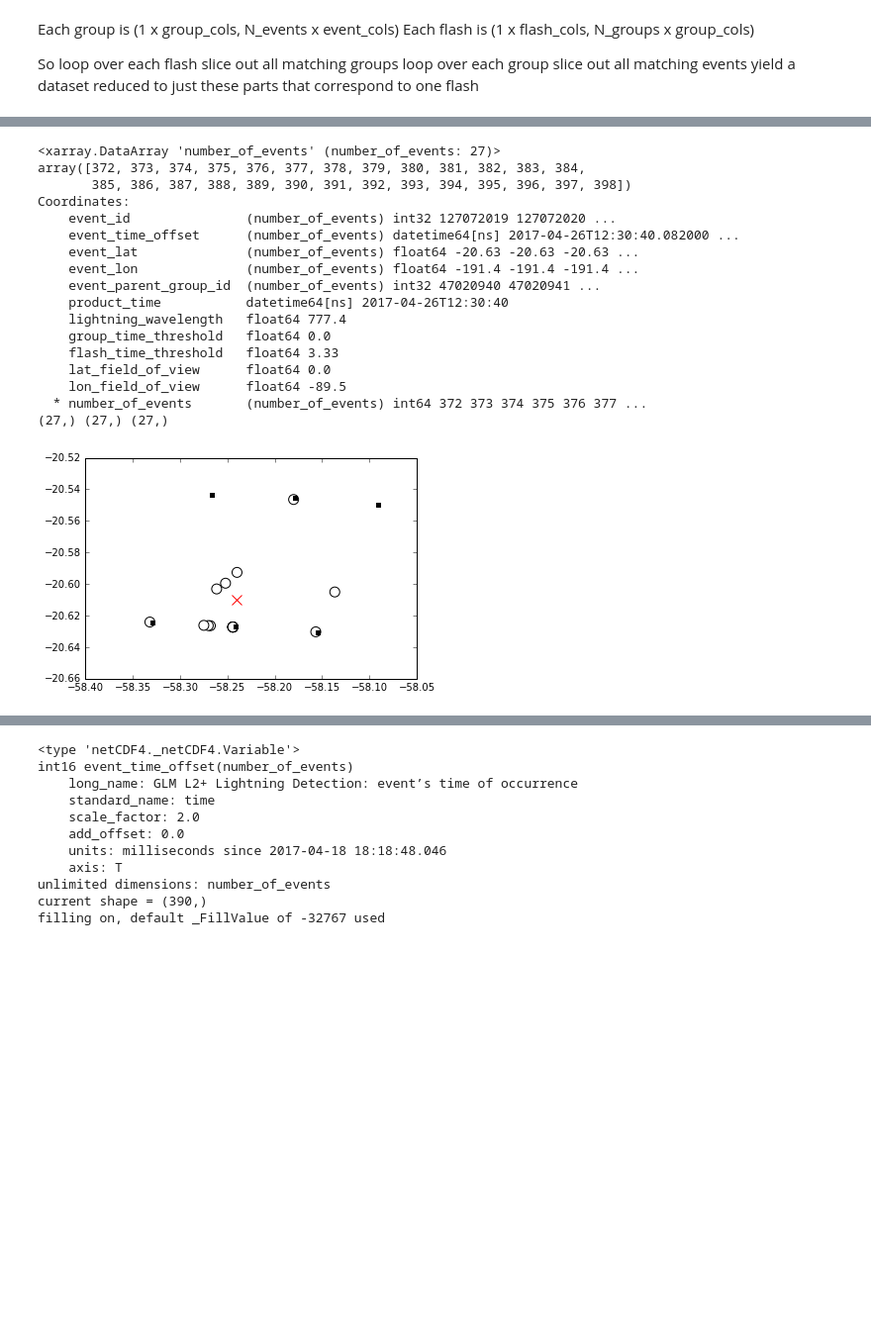
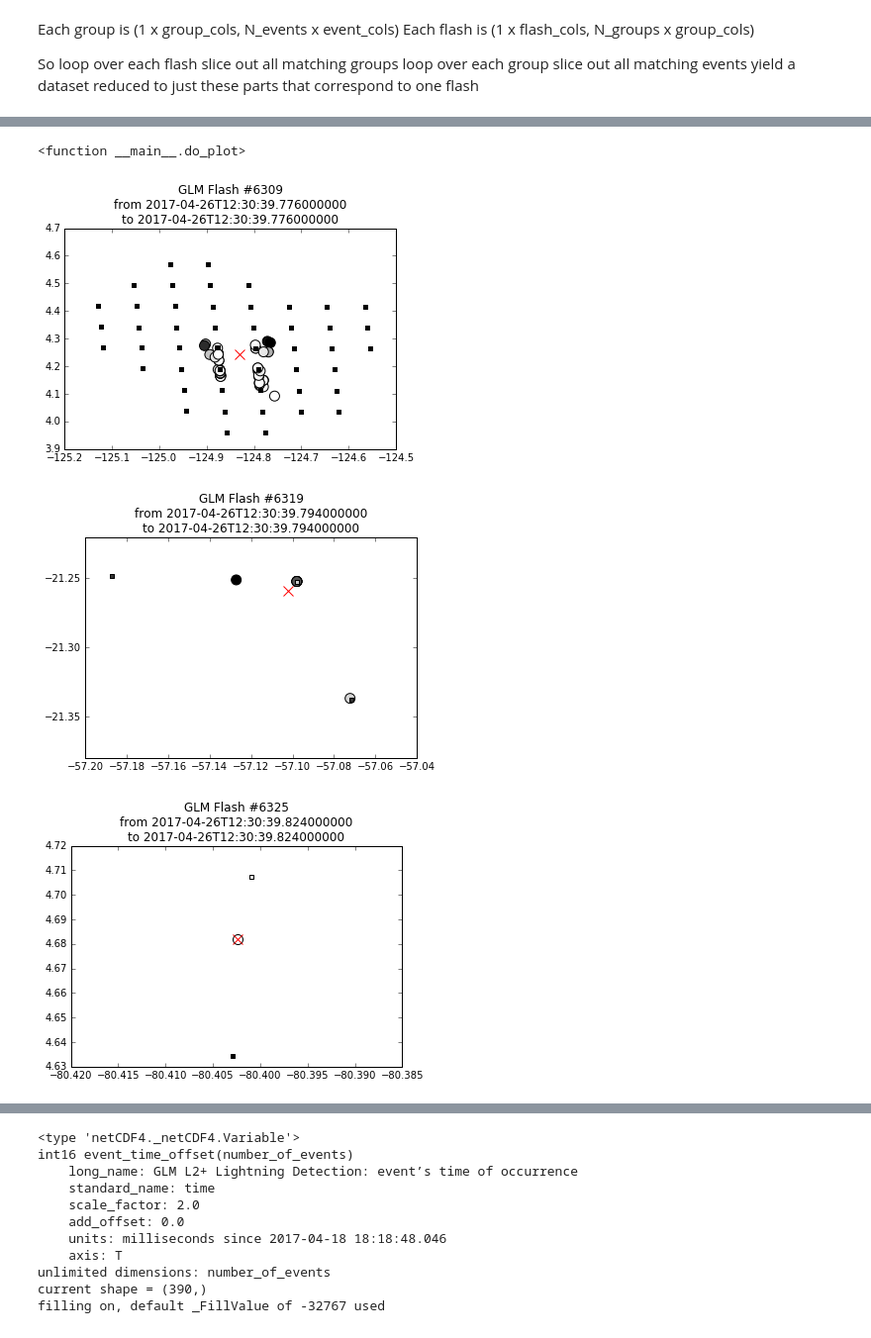
Before and after one commit to deeplycloudy/glmtools, a Jupyter notebook: examples/basic_read_plot.ipynb, the cells around one changed output, grey strips where cells are left out. Shown: that part at 99% size. Saved outputs shown, nothing was run; the diff lists cells and outputs as text; code cells hidden in the pictures; blank space fills up the shorter version.

Commit message:
Update basic read/plot script to reflect latest library changes

```diff
--- a/examples/basic_read_plot.ipynb
+++ b/examples/basic_read_plot.ipynb
@@ -107,32 +48,22 @@ def plot_flash(glm, some_flash):
 # %%
+from glmtools.plot.locations import plot_flash
+
 import ipywidgets as widgets
-print(widgets.Widget.widget_types.values())
+# print(widgets.Widget.widget_types.values())
 fl_id_vals = list(glm.dataset.flash_id.data)
 fl_id_vals.sort()
 flash_slider =  widgets.SelectionSlider(
     description='Flash',
     options=fl_id_vals,
 )
 
-from functools import partial
-glm_plotter = partial(plot_flash, glm)
-widgets.interact(glm_plotter, some_flash=flash_slider)
+# from functools import partial
+# glm_plotter = partial(plot_flash, glm) # fails with a __name__ attr not found
+def do_plot(flash_id):
+    fig = plot_flash(glm, flash_id)
+widgets.interact(do_plot, flash_id=flash_slider)
 # %% [output]
-<xarray.DataArray 'number_of_events' (number_of_events: 27)>
-array([372, 373, 374, 375, 376, 377, 378, 379, 380, 381, 382, 383, 384,
-       385, 386, 387, 388, 389, 390, 391, 392, 393, 394, 395, 396, 397, 398])
-Coordinates:
-    event_id               (number_of_events) int32 127072019 127072020 ...
-    event_time_offset      (number_of_events) datetime64[ns] 2017-04-26T12:30:40.082000 ...
-    event_lat              (number_of_events) float64 -20.63 -20.63 -20.63 ...
-    event_lon              (number_of_events) float64 -191.4 -191.4 -191.4 ...
-    event_parent_group_id  (number_of_events) int32 47020940 47020941 ...
-    product_time           datetime64[ns] 2017-04-26T12:30:40
-    lightning_wavelength   float64 777.4
-    group_time_threshold   float64 0.0
-    flash_time_threshold   float64 3.33
-    lat_field_of_view      float64 0.0
-    lon_field_of_view      float64 -89.5
-  * number_of_events       (number_of_events) int64 372 373 374 375 376 377 ...
-(27,) (27,) (27,)
+<function __main__.do_plot>
-[figure, old version]
+[figure, new version]
+[figure, added]
+[figure, added]
```
Also changed, not shown: parts of 7 cells of this notebook.
